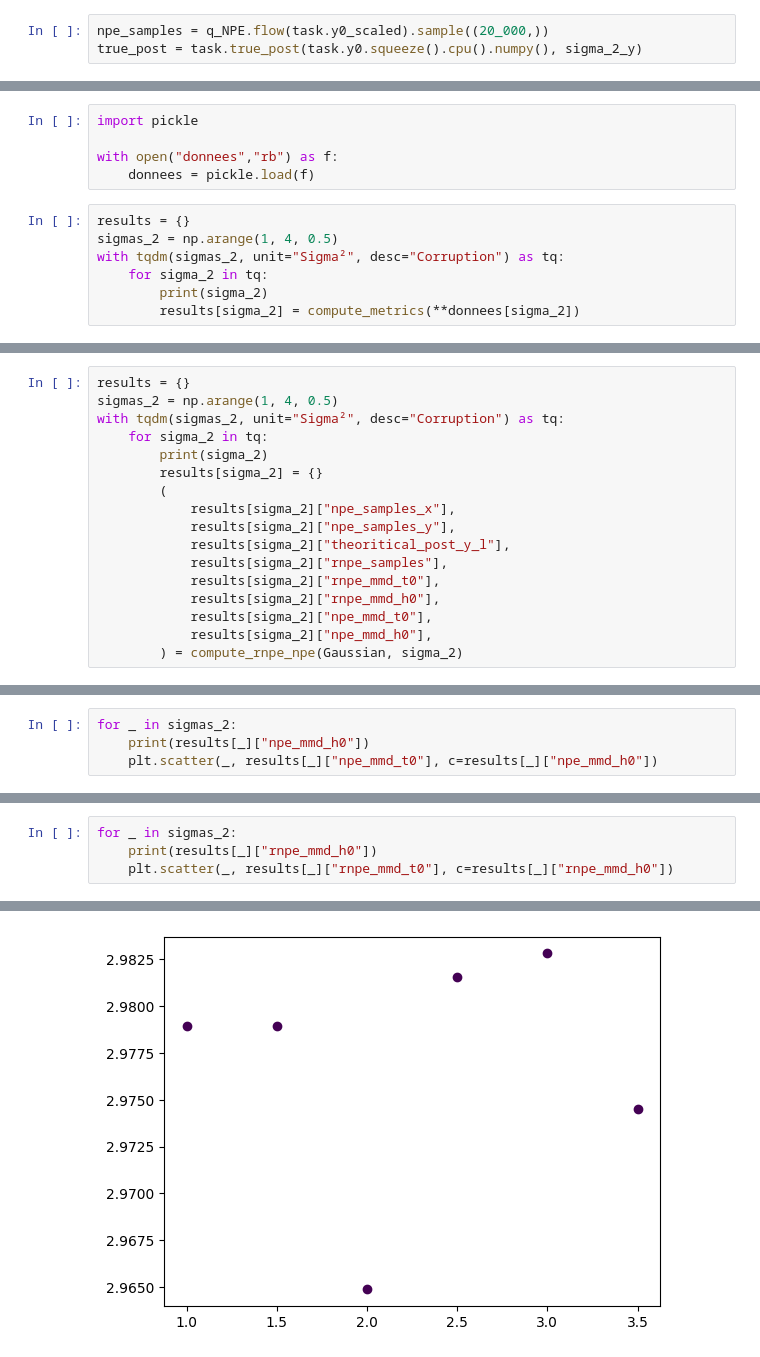
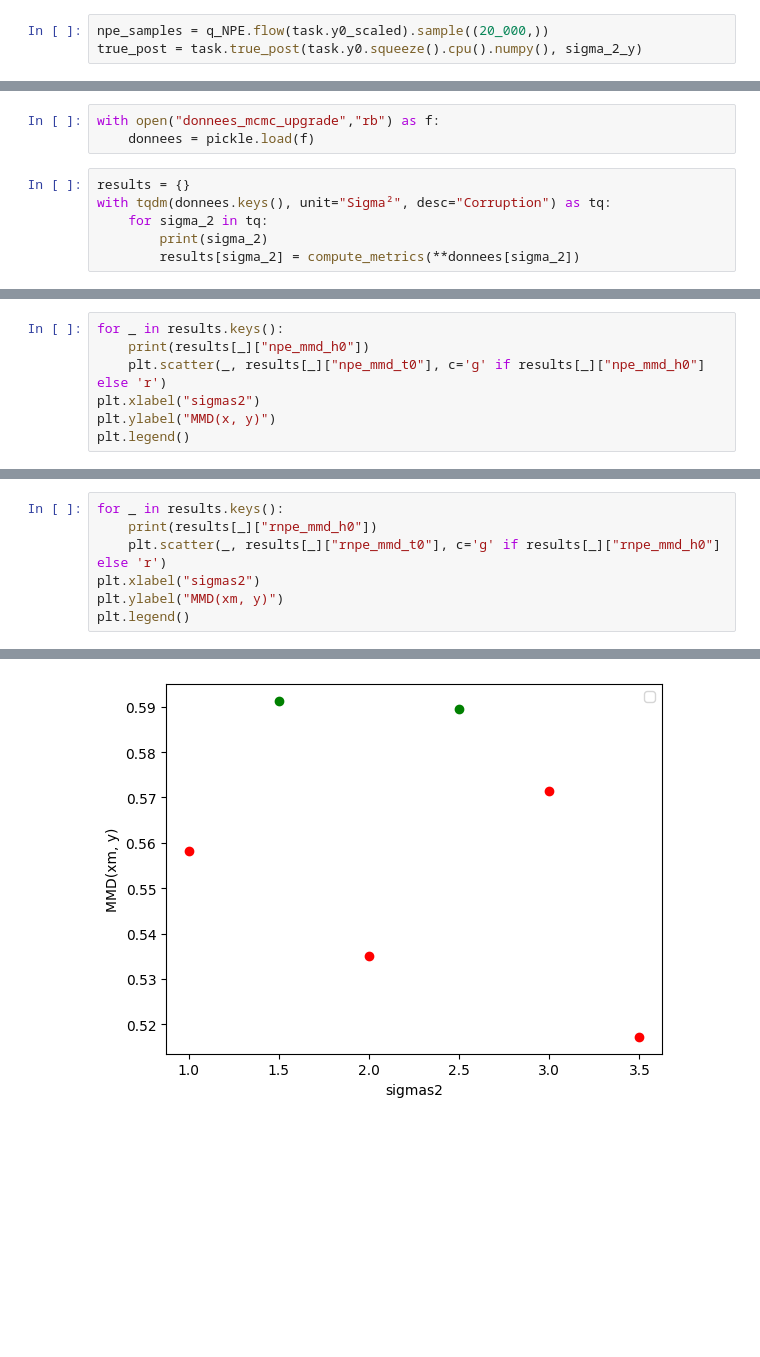
Before and after one commit to MouzaouiMatthieu/PFE, a Jupyter notebook: RNPE_gaussian.ipynb, the cells around one changed output, grey strips where cells are left out. Cells and saved outputs as stored; diff of their text form; blank space fills up the shorter version.

```diff
--- a/RNPE_gaussian.ipynb
+++ b/RNPE_gaussian.ipynb
@@ -780,13 +892,10 @@ with open("donnees_mcmc_upgrade", "wb") as f:
     pickle.dump(donnees, f)
 # %%
-import pickle
-
-with open("donnees","rb") as f:
+with open("donnees_mcmc_upgrade","rb") as f:
     donnees = pickle.load(f)
 # %%
 results = {}
-sigmas_2 = np.arange(1, 4, 0.5)
-with tqdm(sigmas_2, unit="Sigma²", desc="Corruption") as tq:
+with tqdm(donnees.keys(), unit="Sigma²", desc="Corruption") as tq:
     for sigma_2 in tq:
         print(sigma_2)
         results[sigma_2] = compute_metrics(**donnees[sigma_2])
@@ -800,17 +908,0 @@ with tqdm(sigmas_2, unit="Sigma²", desc="Corruption") as tq:
-# %%
-results = {}
-sigmas_2 = np.arange(1, 4, 0.5)
-with tqdm(sigmas_2, unit="Sigma²", desc="Corruption") as tq:
-    for sigma_2 in tq:
-        print(sigma_2)
-        results[sigma_2] = {}
-        (
-            results[sigma_2]["npe_samples_x"],
-            results[sigma_2]["npe_samples_y"],
-            results[sigma_2]["theoritical_post_y_l"],
-            results[sigma_2]["rnpe_samples"],
-            results[sigma_2]["rnpe_mmd_t0"],
-            results[sigma_2]["rnpe_mmd_h0"],
-            results[sigma_2]["npe_mmd_t0"],
-            results[sigma_2]["npe_mmd_h0"],
-        ) = compute_rnpe_npe(Gaussian, sigma_2)
@@ -852,5 +936,8 @@ dict_keys(['npe_samples_x', 'npe_samples_y', 'theoritical_post_y', 'rnpe_samples
 # %%
-for _ in sigmas_2:
+for _ in results.keys():
     print(results[_]["npe_mmd_h0"])
-    plt.scatter(_, results[_]["npe_mmd_t0"], c=results[_]["npe_mmd_h0"])
+    plt.scatter(_, results[_]["npe_mmd_t0"], c='g' if results[_]["npe_mmd_h0"] else 'r')
+plt.xlabel("sigmas2")
+plt.ylabel("MMD(x, y)")
+plt.legend()
 # %% [output]
@@ -864,5 +953,8 @@ False
 # %%
-for _ in sigmas_2:
+for _ in results.keys():
     print(results[_]["rnpe_mmd_h0"])
-    plt.scatter(_, results[_]["rnpe_mmd_t0"], c=results[_]["rnpe_mmd_h0"])
+    plt.scatter(_, results[_]["rnpe_mmd_t0"], c='g' if results[_]["rnpe_mmd_h0"] else 'r')
+plt.xlabel("sigmas2")
+plt.ylabel("MMD(xm, y)")
+plt.legend()
 # %% [output]
@@ -875 +969 @@ False
-[figure, old version]
+[figure, new version]
```
Also changed, not shown: parts of 31 cells of this notebook.
